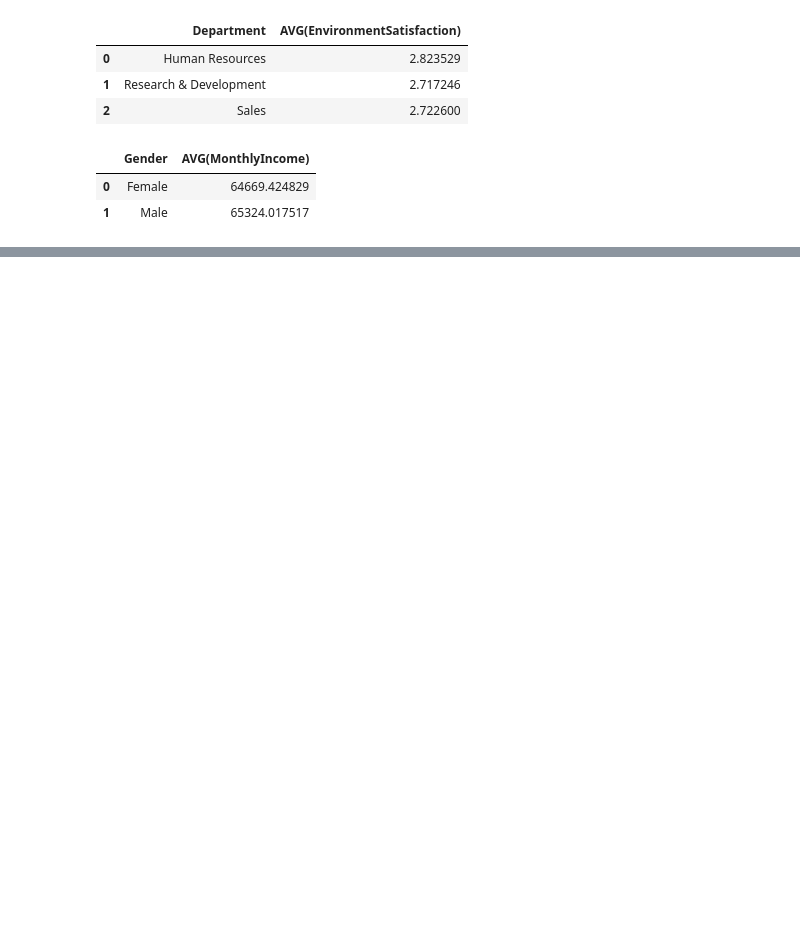
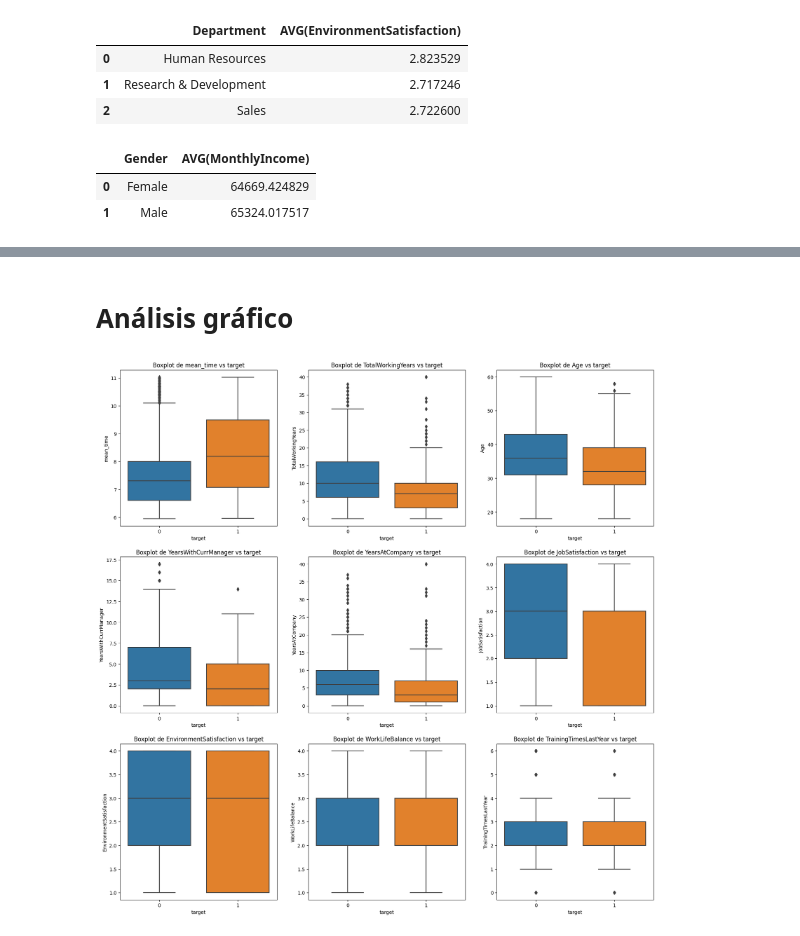
Before and after one commit to diegosaaval/human-resources, a Jupyter notebook: 2_data_exploration.ipynb, the cells around one changed output, grey strips where cells are left out. Cells and saved outputs as stored; diff of their text form; code cells hidden in the pictures; blank space fills up the shorter version.

```diff
--- a/2_data_exploration.ipynb
+++ b/2_data_exploration.ipynb
@@ -89,4 +89,0 @@ Gráficos de variables
-# %%
-for i in valor:
-    print(df.value_counts(i))
-    print("----------------")
@@ -172,0 +100,13 @@ plt.show()
+# %%
+# Suma absoluta de las correlaciones de las variables numéricas con las demás
+lista = (
+    df.drop("target", axis=1)  # Eliminar la variable target
+    .corr(numeric_only=True)
+    .abs()
+    .sum(axis=1)
+    .sort_values(ascending=False)
+) - 1  # Restar 1 para eliminar la correlación consigo misma
+print(
+    f"Lista de las variables numéricas con su correlación con las demás (Total =  {len(lista)})"
+)
+lista
@@ -172,0 +156,16 @@ plt.show()
+# %% [markdown]
+# Análisis gráfico
+# %%
+import seaborn as sns
+import matplotlib.pyplot as plt
+
+plt.figure(figsize=(20, 20))  # Tamaño de la figura
+for i, var in enumerate(lista.index[1:10]):  # Recorrer las variables
+    plt.subplot(3, 3, i + 1)  # Crear un subplot
+    sns.boxplot(x="target", y=var, data=df)  # Crear el boxplot
+    plt.title(f"Boxplot de {var} vs target")  # Título
+    plt.xlabel("target")  # Etiqueta eje x
+    plt.ylabel(var)  # Etiqueta eje y
+plt.show()
+# %% [output]
+[figure, added]
```
Also changed, not shown: parts of 18 cells of this notebook.
